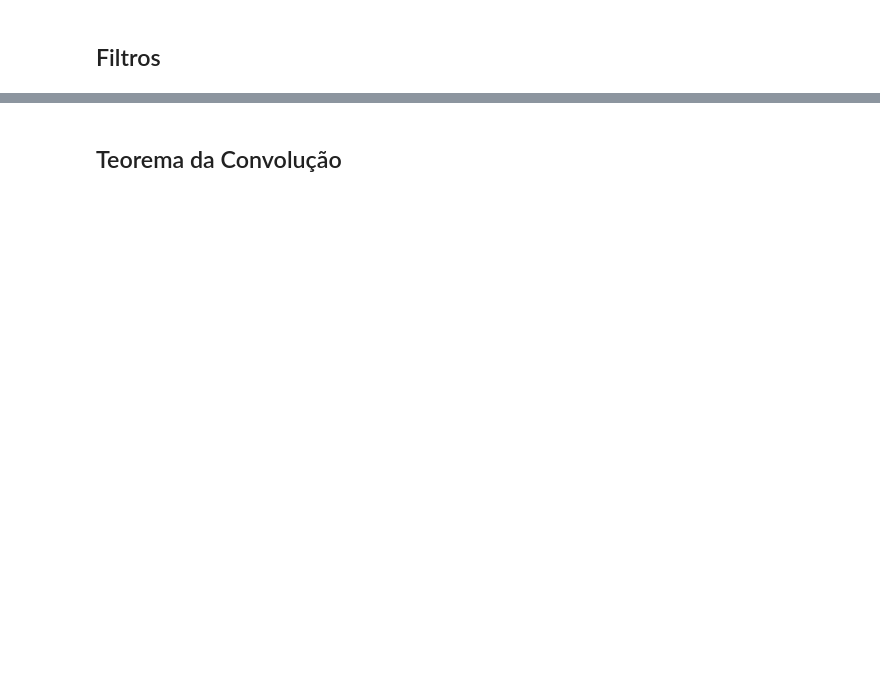
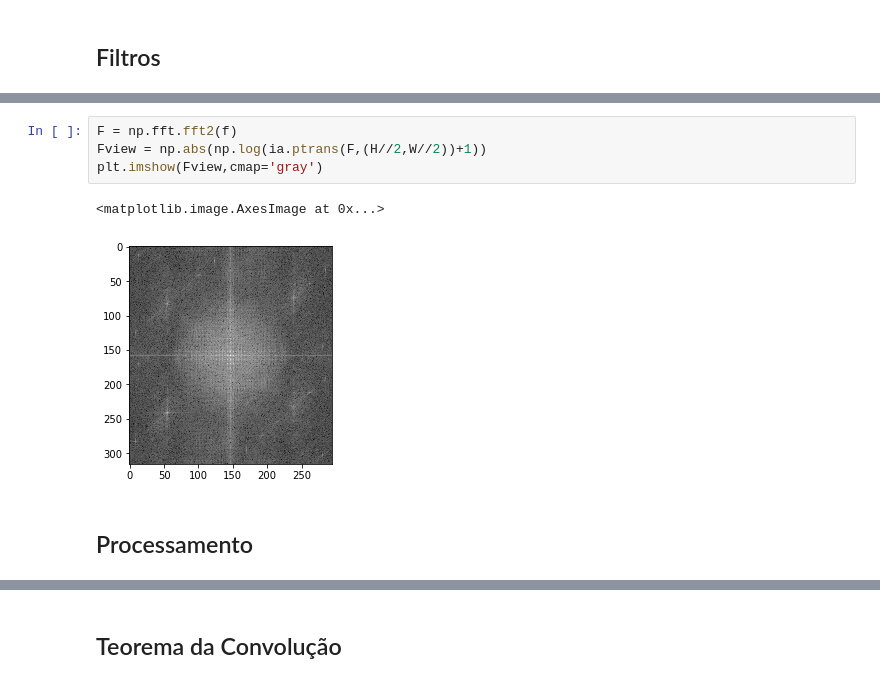
Before and after one commit to robertoalotufo/ia898, a Jupyter notebook: deliver/Aula8.ipynb, the cells around one changed output, grey strips where cells are left out. Cells and saved outputs as stored; diff of their text form; blank space fills up the shorter version.

```diff
--- a/deliver/Aula8.ipynb
+++ b/deliver/Aula8.ipynb
@@ -141,0 +182,9 @@ plt.plot(y)
+# %%
+F = np.fft.fft2(f)
+Fview = np.abs(np.log(ia.ptrans(F,(H//2,W//2))+1))
+plt.imshow(Fview,cmap='gray')
+# %% [output]
+<matplotlib.image.AxesImage at 0x...>
+[figure, added]
+# %% [markdown]
+## Processamento
```
Also changed, not shown: parts of 12 cells of this notebook, 2 other files.
